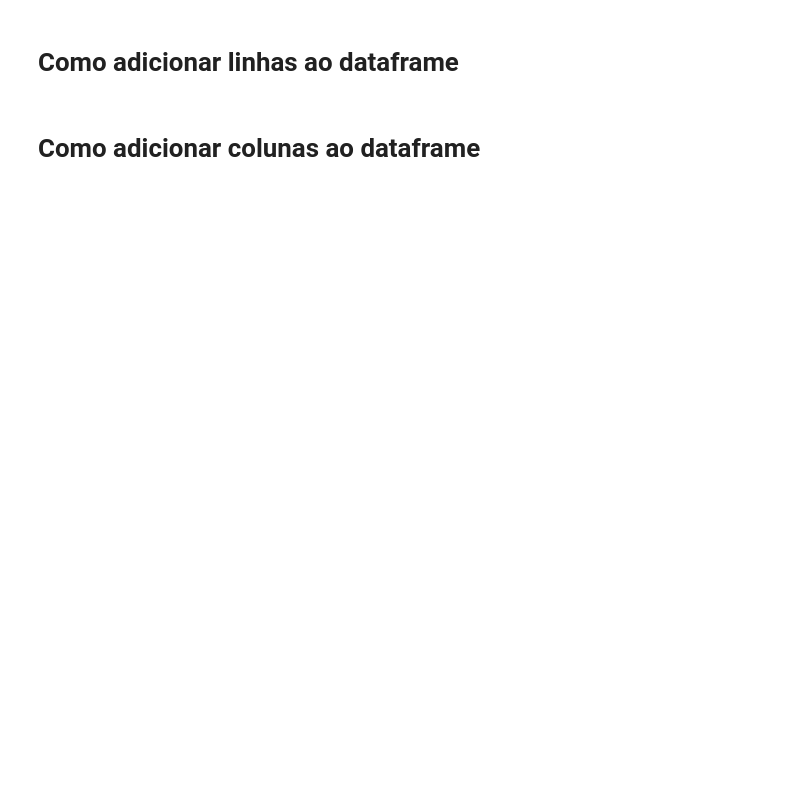
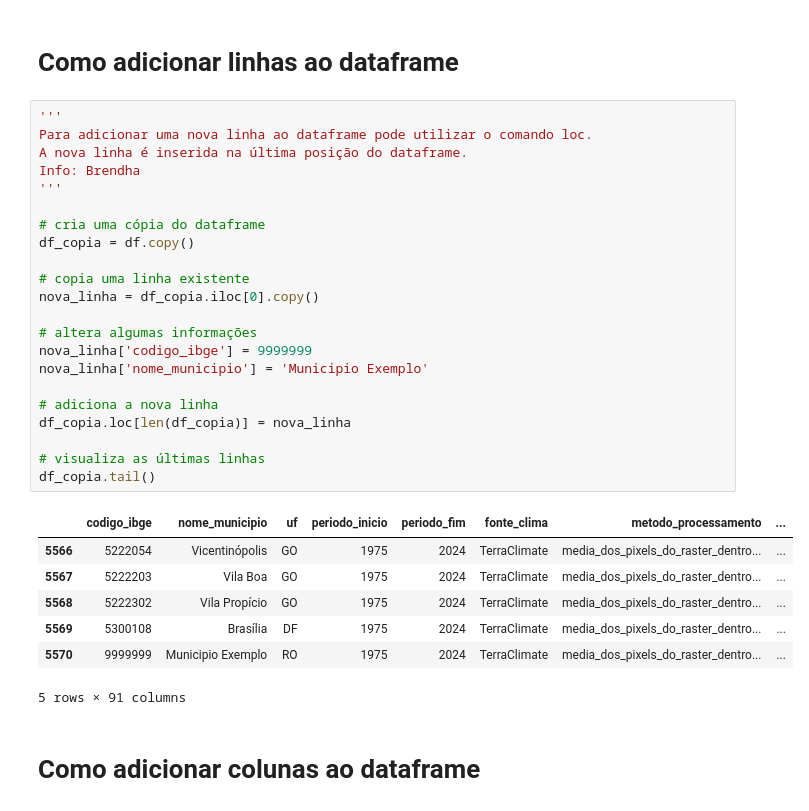
Before and after one commit to brendharosa/primeiro1, a Jupyter notebook: Pandas.ipynb, the cells around one changed output. Saved outputs shown, nothing was run; the diff lists cells and outputs as text; blank space fills up the shorter version.

```diff
--- a/Pandas.ipynb
+++ b/Pandas.ipynb
@@ -79,4 +133,34 @@ Visualição rápida, mas não total, das informações
 # %% [markdown]
 # Como adicionar linhas ao dataframe
+# %%
+'''
+Para adicionar uma nova linha ao dataframe pode utilizar o comando loc.
+A nova linha é inserida na última posição do dataframe.
+Info: Brendha
+'''
+
+# cria uma cópia do dataframe
+df_copia = df.copy()
+
+# copia uma linha existente
+nova_linha = df_copia.iloc[0].copy()
+
+# altera algumas informações
+nova_linha['codigo_ibge'] = 9999999
+nova_linha['nome_municipio'] = 'Municipio Exemplo'
+
+# adiciona a nova linha
+df_copia.loc[len(df_copia)] = nova_linha
+
+# visualiza as últimas linhas
+df_copia.tail()
+# %% [output]
+|  | codigo_ibge | nome_municipio | uf | periodo_inicio | periodo_fim | fonte_clima | metodo_processamento | ... |
+| 5566 | 5222054 | Vicentinópolis | GO | 1975 | 2024 | TerraClimate | media_dos_pixels_do_raster_dentro... | ... |
+| 5567 | 5222203 | Vila Boa | GO | 1975 | 2024 | TerraClimate | media_dos_pixels_do_raster_dentro... | ... |
+| 5568 | 5222302 | Vila Propício | GO | 1975 | 2024 | TerraClimate | media_dos_pixels_do_raster_dentro... | ... |
+| 5569 | 5300108 | Brasília | DF | 1975 | 2024 | TerraClimate | media_dos_pixels_do_raster_dentro... | ... |
+| 5570 | 9999999 | Municipio Exemplo | RO | 1975 | 2024 | TerraClimate | media_dos_pixels_do_raster_dentro... | ... |
+5 rows × 91 columns
 # %% [markdown]
 # Como adicionar colunas ao dataframe
```
Also changed, not shown: parts of 9 cells of this notebook.
